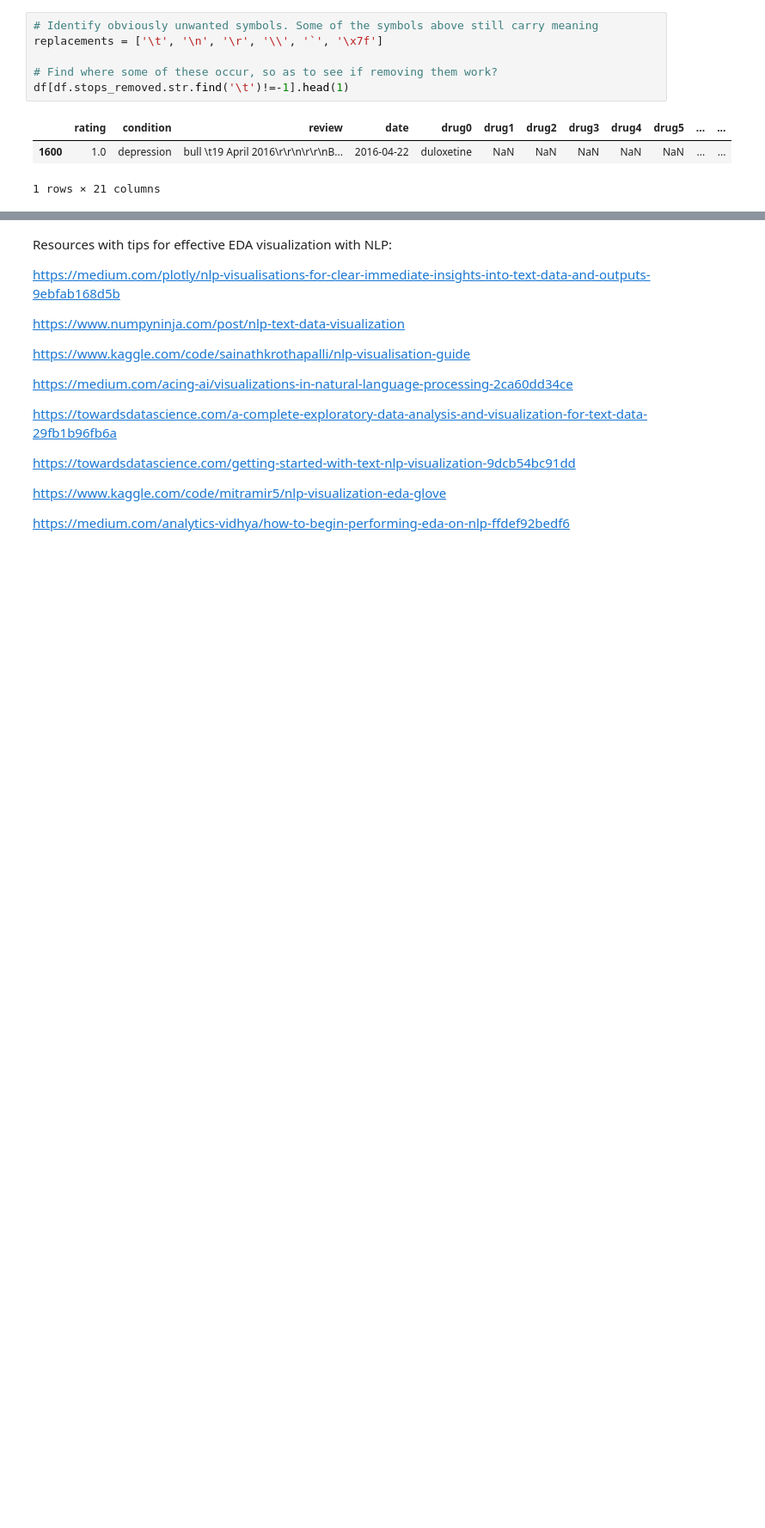
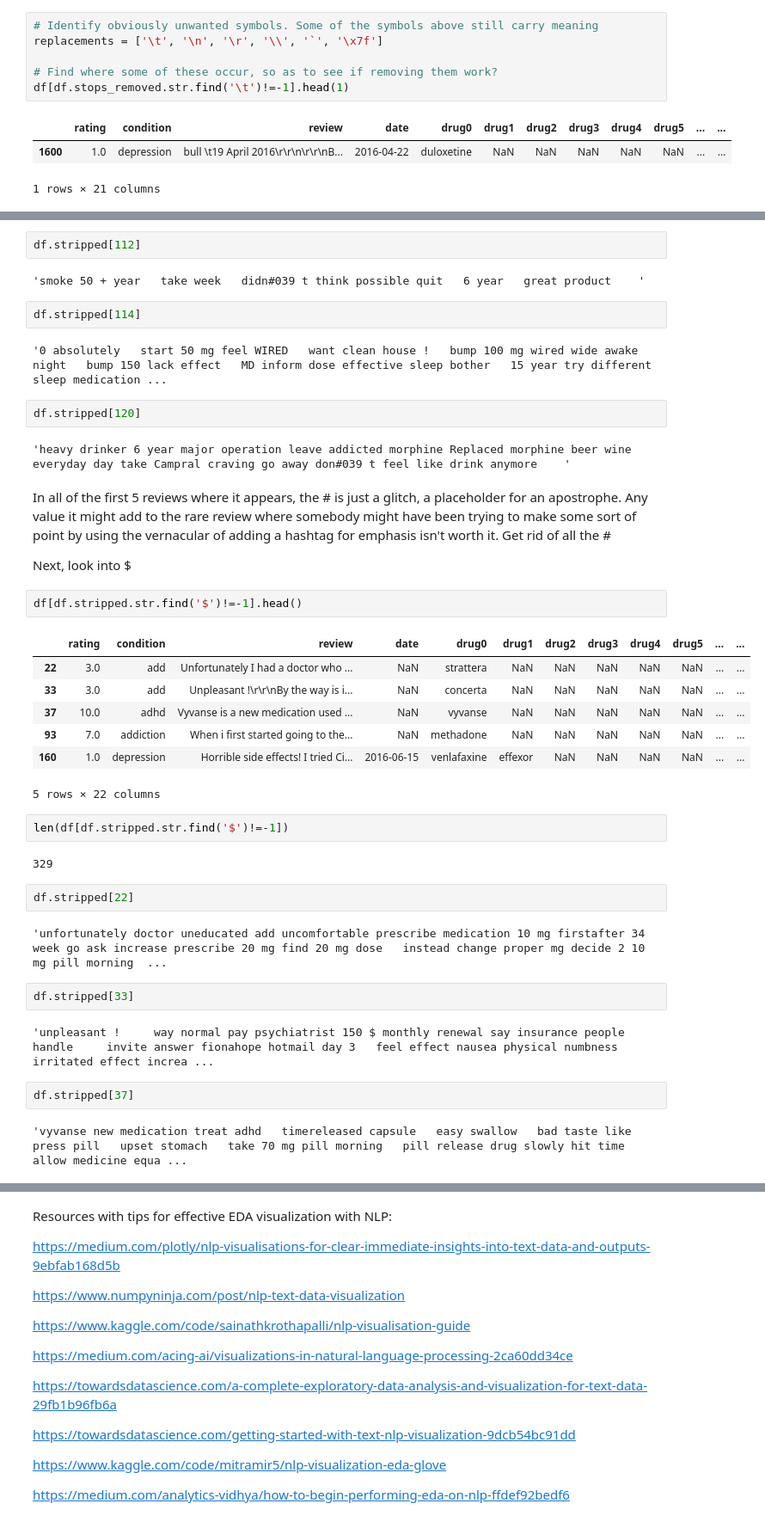
Before and after one commit to fractaldatalearning/psychedelic_efficacy, a Jupyter notebook: notebooks/4-kl-studies-nlp-eda.ipynb, the cells around one changed output, grey strips where cells are left out. Shown at 86% size. Cells and saved outputs as stored; diff of their text form; blank space fills up the shorter version.

```diff
--- a/notebooks/4-kl-studies-nlp-eda.ipynb
+++ b/notebooks/4-kl-studies-nlp-eda.ipynb
@@ -172,0 +193,42 @@ for the rest, I'd like to check out individually and see where exactly they appe
+# %%
+df.stripped[112]
+# %% [output]
+'smoke 50 + year   take week   didn#039 t think possible quit   6 year   great product    '
+# %%
+df.stripped[114]
+# %% [output]
+'0 absolutely   start 50 mg feel WIRED   want clean house !   bump 100 mg wired wide awake night   bump 150 lack effect   MD inform dose effective sleep bother   15 year try different sleep medication ...
+# %%
+df.stripped[120]
+# %% [output]
+'heavy drinker 6 year major operation leave addicted morphine Replaced morphine beer wine everyday day take Campral craving go away don#039 t feel like drink anymore    '
+# %% [markdown]
+In all of the first 5 reviews where it appears, the # is just a glitch, a placeholder for an apostrophe. Any value it might add to the rare review where somebody might have been trying to make some sort of point by using the vernacular of adding a hashtag for emphasis isn't worth it. Get rid of all the #
+
+Next, look into $
+# %%
+df[df.stripped.str.find('$')!=-1].head()
+# %% [output]
+|  | rating | condition | review | date | drug0 | drug1 | drug2 | drug3 | drug4 | drug5 | ... | ... |
+| 22 | 3.0 | add | Unfortunately I had a doctor who ... | NaN | strattera | NaN | NaN | NaN | NaN | NaN | ... | ... |
+| 33 | 3.0 | add | Unpleasant !\r\r\nBy the way is i... | NaN | concerta | NaN | NaN | NaN | NaN | NaN | ... | ... |
+| 37 | 10.0 | adhd | Vyvanse is a new medication used ... | NaN | vyvanse | NaN | NaN | NaN | NaN | NaN | ... | ... |
+| 93 | 7.0 | addiction | When i first started going to the... | NaN | methadone | NaN | NaN | NaN | NaN | NaN | ... | ... |
+| 160 | 1.0 | depression | Horrible side effects! I tried Ci... | 2016-06-15 | venlafaxine | effexor | NaN | NaN | NaN | NaN | ... | ... |
+5 rows × 22 columns
+# %%
+len(df[df.stripped.str.find('$')!=-1])
+# %% [output]
+329
+# %%
+df.stripped[22]
+# %% [output]
+'unfortunately doctor uneducated add uncomfortable prescribe medication 10 mg firstafter 34 week go ask increase prescribe 20 mg find 20 mg dose   instead change proper mg decide 2 10 mg pill morning  ...
+# %%
+df.stripped[33]
+# %% [output]
+'unpleasant !     way normal pay psychiatrist 150 $ monthly renewal say insurance people handle     invite answer fionahope hotmail day 3   feel effect nausea physical numbness irritated effect increa ...
+# %%
+df.stripped[37]
+# %% [output]
+'vyvanse new medication treat adhd   timereleased capsule   easy swallow   bad taste like press pill   upset stomach   take 70 mg pill morning   pill release drug slowly hit time   allow medicine equa ...
```
Also changed, not shown: parts of 26 cells of this notebook.
